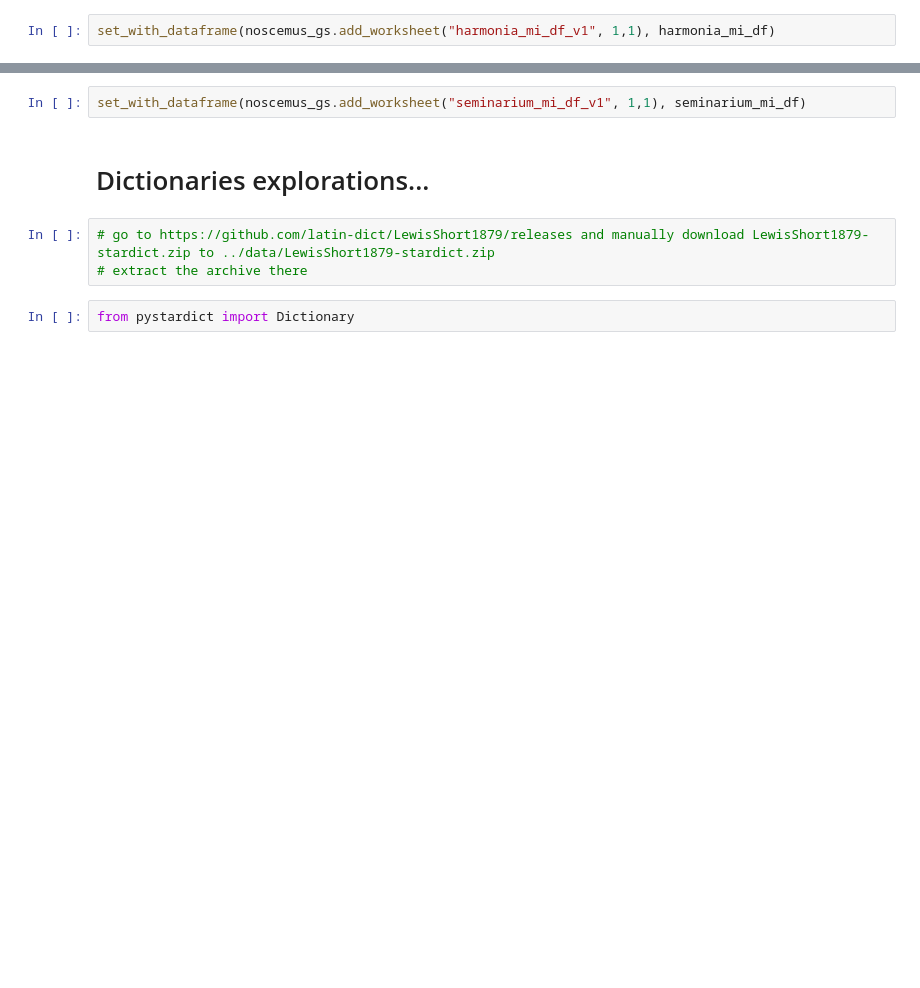
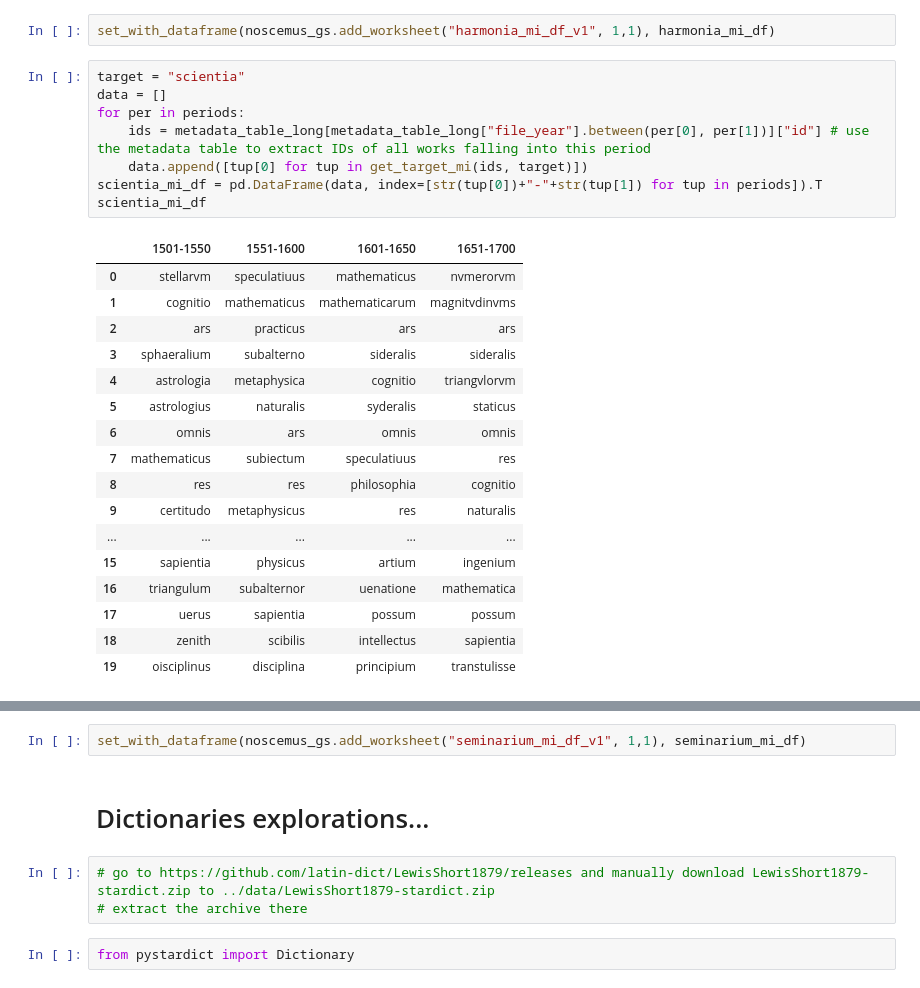
Before and after one commit to CCS-ZCU/noscemus_ETF, a Jupyter notebook: scripts/6_metadata&vocabularies-explorations.ipynb, the cells around one changed output, grey strips where cells are left out. Cells and saved outputs as stored; diff of their text form; blank space fills up the shorter version.

```diff
--- a/scripts/6_metadata&vocabularies-explorations.ipynb
+++ b/scripts/6_metadata&vocabularies-explorations.ipynb
@@ -485,5 +583,31 @@ harmonia_mi_df
 | 19 | palabundus | phtonga | imperscrutabilis | conceptibilis |
 # %%
 set_with_dataframe(noscemus_gs.add_worksheet("harmonia_mi_df_v1", 1,1), harmonia_mi_df)
+# %%
+target = "scientia"
+data = []
+for per in periods:
+    ids = metadata_table_long[metadata_table_long["file_year"].between(per[0], per[1])]["id"] # use the metadata table to extract IDs of all works falling into this period
+    data.append([tup[0] for tup in get_target_mi(ids, target)])
+scientia_mi_df = pd.DataFrame(data, index=[str(tup[0])+"-"+str(tup[1]) for tup in periods]).T
+scientia_mi_df
+# %% [output]
+|  | 1501-1550 | 1551-1600 | 1601-1650 | 1651-1700 |
+| 0 | stellarvm | speculatiuus | mathematicus | nvmerorvm |
+| 1 | cognitio | mathematicus | mathematicarum | magnitvdinvms |
+| 2 | ars | practicus | ars | ars |
+| 3 | sphaeralium | subalterno | sideralis | sideralis |
+| 4 | astrologia | metaphysica | cognitio | triangvlorvm |
+| 5 | astrologius | naturalis | syderalis | staticus |
+| 6 | omnis | ars | omnis | omnis |
+| 7 | mathematicus | subiectum | speculatiuus | res |
+| 8 | res | res | philosophia | cognitio |
+| 9 | certitudo | metaphysicus | res | naturalis |
+| ... | ... | ... | ... | ... |
+| 15 | sapientia | physicus | artium | ingenium |
+| 16 | triangulum | subalternor | uenatione | mathematica |
+| 17 | uerus | sapientia | possum | possum |
+| 18 | zenith | scibilis | intellectus | sapientia |
+| 19 | oisciplinus | disciplina | principium | transtulisse |
 # %%
 target = "seminarium"
```
Also changed, not shown: parts of 24 cells of this notebook, 8 other files.
